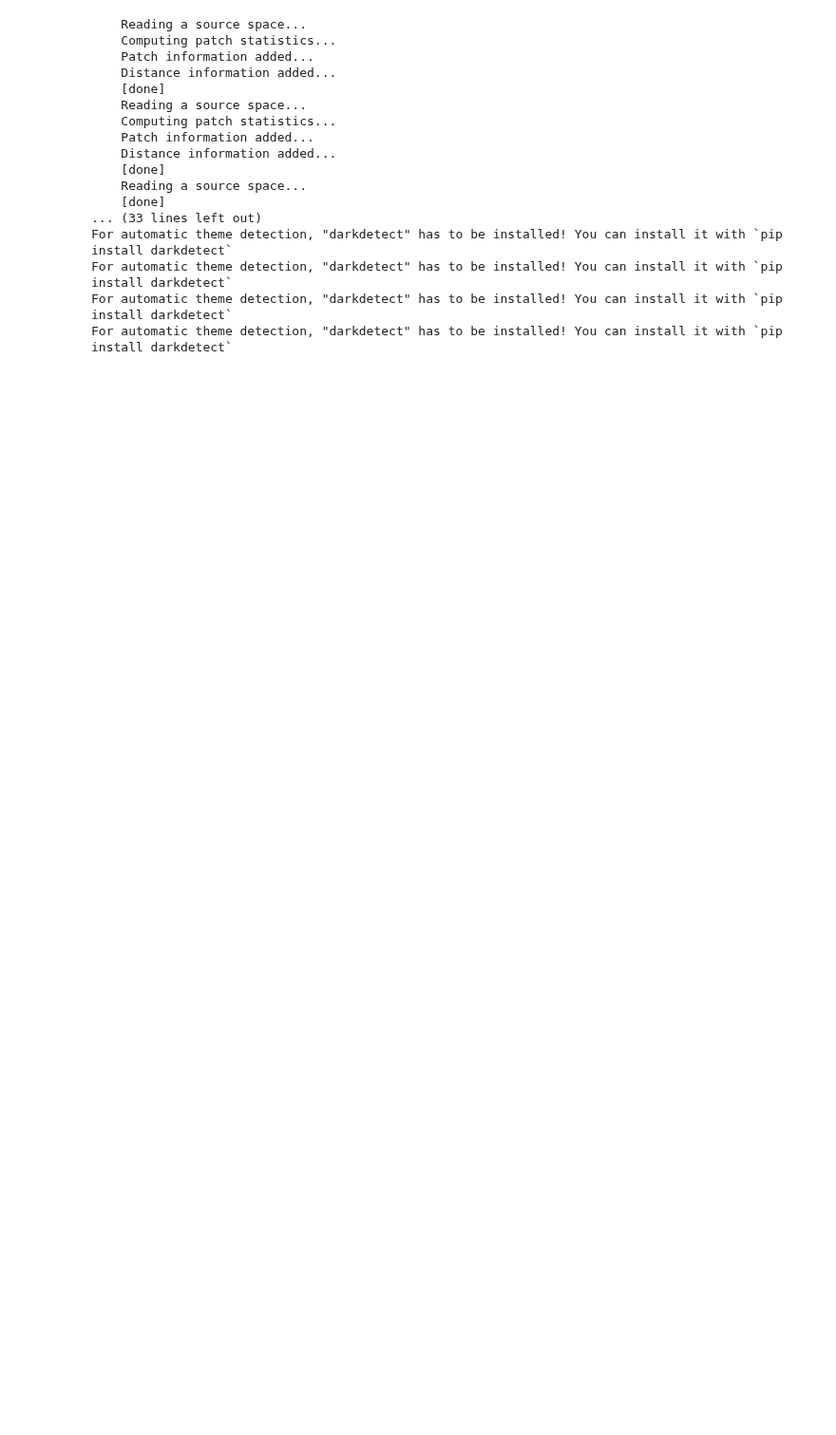
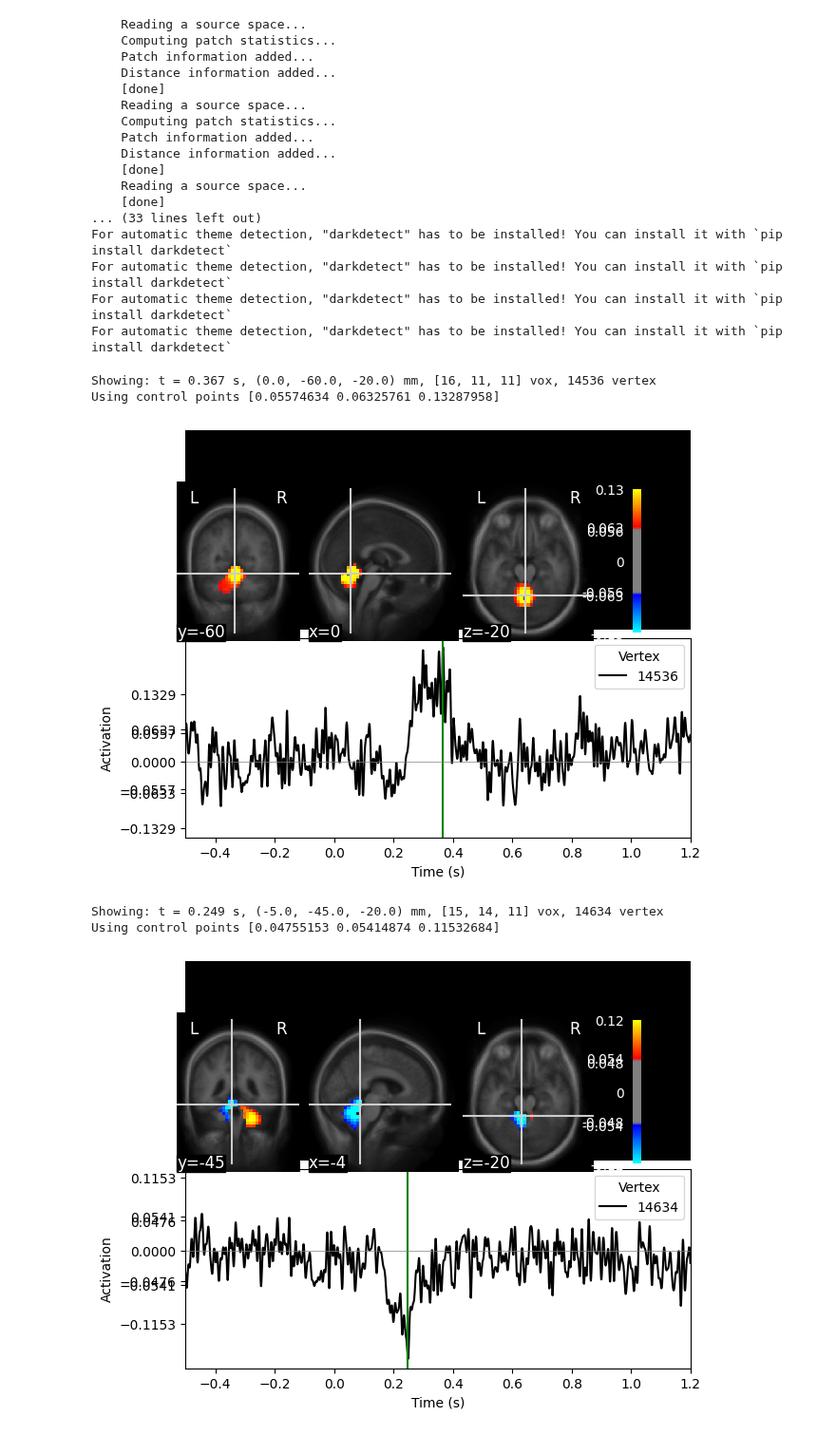
Before and after one commit to siddiskid/IMM-Lab, a Jupyter notebook: sidd_scripts/moprh_to_fsavg.ipynb, the cells around one changed output. Shown at 95% size. Drawn from its saved outputs; the diff is of its cells as text; code cells hidden in the pictures; blank space fills up the shorter version.

Commit message:
activation plots???

```diff
--- a/sidd_scripts/moprh_to_fsavg.ipynb
+++ b/sidd_scripts/moprh_to_fsavg.ipynb
@@ -285,3 +280,38 @@ For automatic theme detection, "darkdetect" has to be installed! You can install
 For automatic theme detection, "darkdetect" has to be installed! You can install it with `pip install darkdetect`
 For automatic theme detection, "darkdetect" has to be installed! You can install it with `pip install darkdetect`
 For automatic theme detection, "darkdetect" has to be installed! You can install it with `pip install darkdetect`
+# %%
+child_stc = mne.read_source_estimate(op.join(path, 'MEG', 'child_morphed_averaged', 'VML_child_morphed-averaged_DS_run 1 -stc.h5'))
+adult_stc = mne.read_source_estimate(op.join(path, 'MEG', 'adult_morphed_averaged', 'VML_adult_morphed-averaged_DS_run 1 -stc.h5'))
+adult_src = mne.read_source_spaces(op.join(path, 'MRI', 'fsaverage', 'bem', 'fsaverage-mixed-src.fif'), verbose=False)
+
+child_surf_stc = child_stc.surface()
+child_vol_stc = child_stc.volume()
+
+adult_surf_stc = adult_stc.surface()
+adult_vol_stc = adult_stc.volume()
+
+brain = child_vol_stc.plot(
+    src=adult_src,
+    subject='fsaverage',
+    subjects_dir=mri_path
+)
+
+brain1 = adult_vol_stc.plot(
+    src=adult_src,
+    subject='fsaverage',
+    subjects_dir=mri_path
+)
+
+# brain3 = child_stc.plot(src=adult_src,
+#     subject='fsaverage',
+#     subjects_dir=mri_path,
+#     surface='pial',
+#     hemi='both')
+# %% [output]
+Showing: t = 0.367 s, (0.0, -60.0, -20.0) mm, [16, 11, 11] vox, 14536 vertex
+Using control points [0.05574634 0.06325761 0.13287958]
+[figure, added]
+Showing: t = 0.249 s, (-5.0, -45.0, -20.0) mm, [15, 14, 11] vox, 14634 vertex
+Using control points [0.04755153 0.05414874 0.11532684]
+[figure, added]
```
Also changed, not shown: parts of 5 cells of this notebook.
